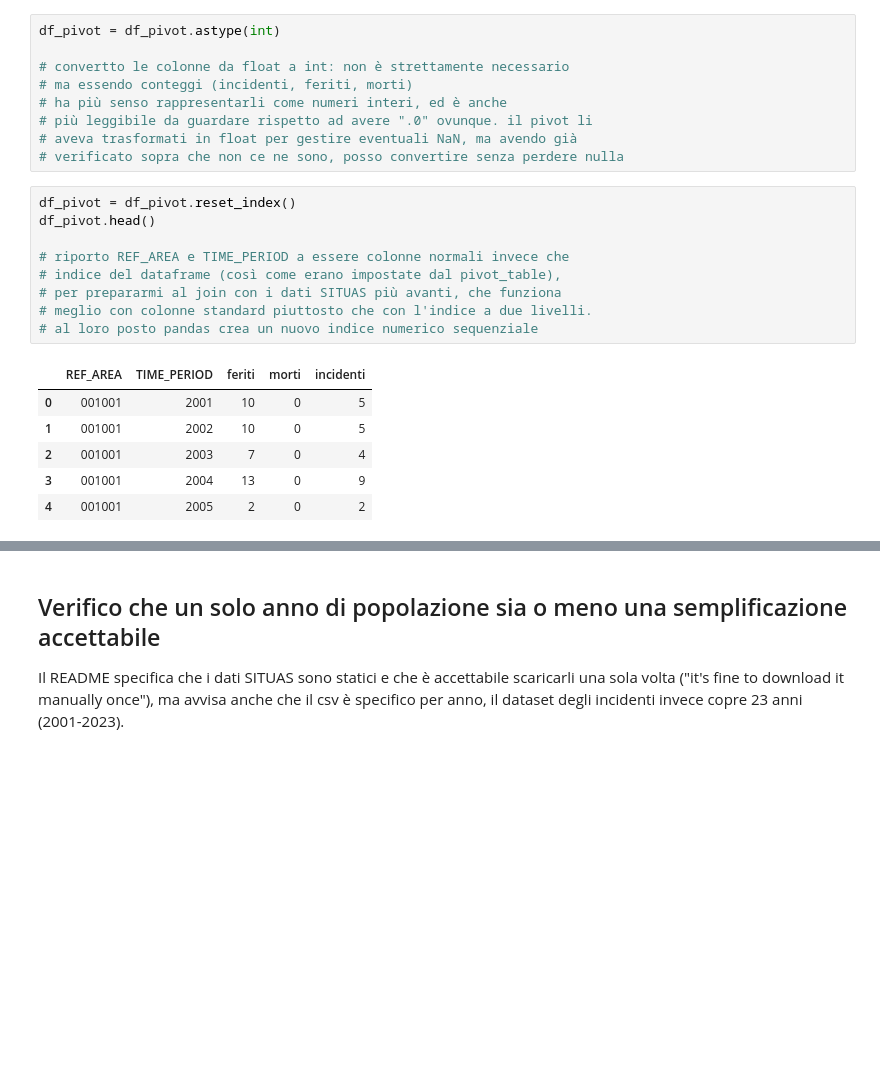
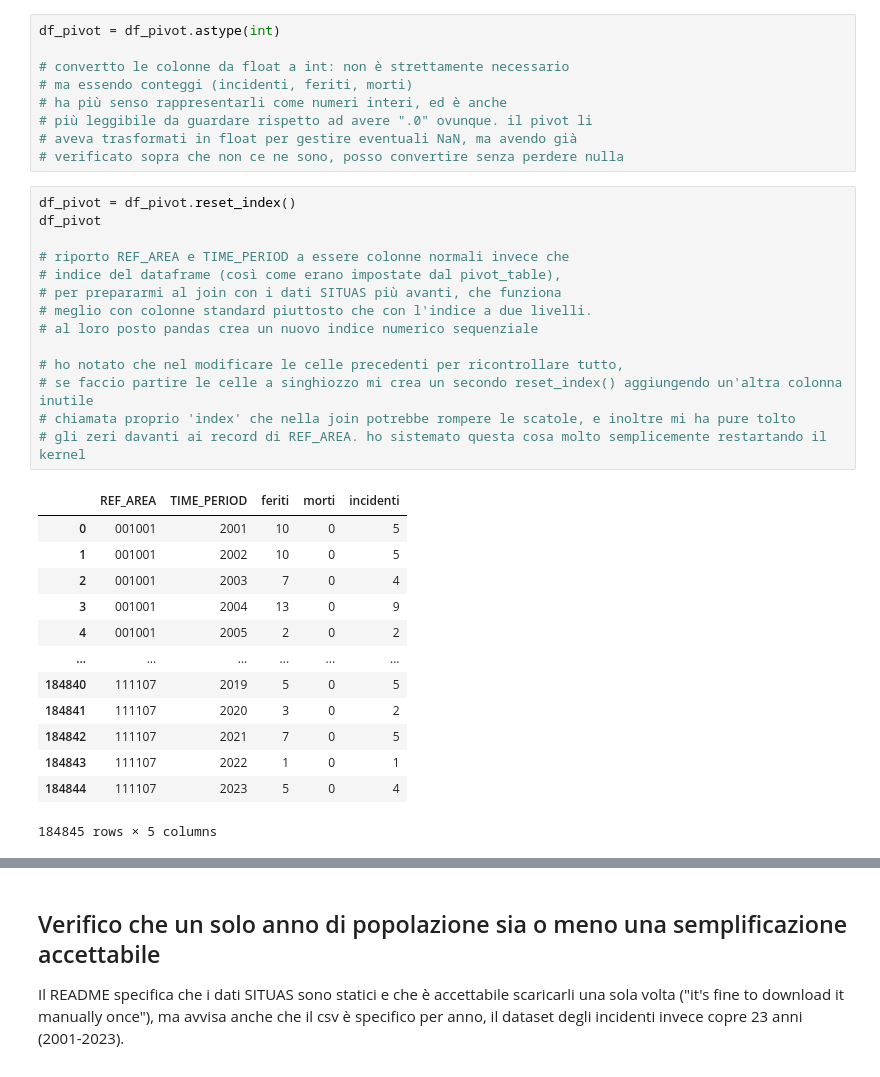
Before and after one commit to LordVessio/boolean-istat-traffic-analysis, a Jupyter notebook: Final Project Nicola Vessio.ipynb, the cells around one changed output, grey strips where cells are left out. Drawn from its saved outputs; the diff is of its cells as text; blank space fills up the shorter version.

Commit message:
Pivot completato e colonne rinominate, pronto per merge SITUAS

```diff
--- a/Final Project Nicola Vessio.ipynb
+++ b/Final Project Nicola Vessio.ipynb
@@ -399,17 +398,29 @@ df_pivot = df_pivot.astype(int)
 # verificato sopra che non ce ne sono, posso convertire senza perdere nulla
 # %%
 df_pivot = df_pivot.reset_index()
-df_pivot.head()
+df_pivot
 
 # riporto REF_AREA e TIME_PERIOD a essere colonne normali invece che
 # indice del dataframe (così come erano impostate dal pivot_table),
 # per prepararmi al join con i dati SITUAS più avanti, che funziona
 # meglio con colonne standard piuttosto che con l'indice a due livelli.
 # al loro posto pandas crea un nuovo indice numerico sequenziale
+
+# ho notato che nel modificare le celle precedenti per ricontrollare tutto,
+# se faccio partire le celle a singhiozzo mi crea un secondo reset_index() aggiungendo un'altra colonna inutile
+# chiamata proprio 'index' che nella join potrebbe rompere le scatole, e inoltre mi ha pure tolto
+# gli zeri davanti ai record di REF_AREA. ho sistemato questa cosa molto semplicemente restartando il kernel
 # %% [output]
 |  | REF_AREA | TIME_PERIOD | feriti | morti | incidenti |
 | 0 | 001001 | 2001 | 10 | 0 | 5 |
 | 1 | 001001 | 2002 | 10 | 0 | 5 |
 | 2 | 001001 | 2003 | 7 | 0 | 4 |
 | 3 | 001001 | 2004 | 13 | 0 | 9 |
 | 4 | 001001 | 2005 | 2 | 0 | 2 |
+| ... | ... | ... | ... | ... | ... |
+| 184840 | 111107 | 2019 | 5 | 0 | 5 |
+| 184841 | 111107 | 2020 | 3 | 0 | 2 |
+| 184842 | 111107 | 2021 | 7 | 0 | 5 |
+| 184843 | 111107 | 2022 | 1 | 0 | 1 |
+| 184844 | 111107 | 2023 | 5 | 0 | 4 |
+184845 rows × 5 columns
```
Also changed, not shown: parts of 4 cells of this notebook.
